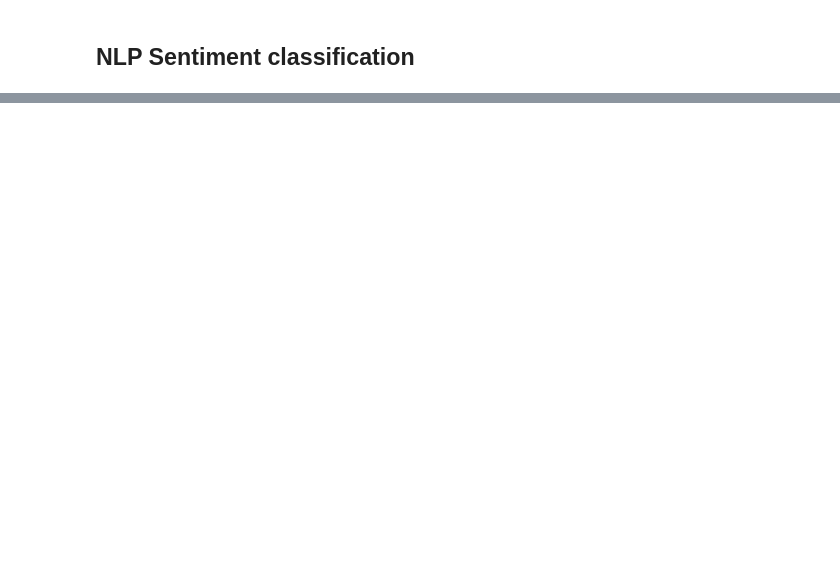
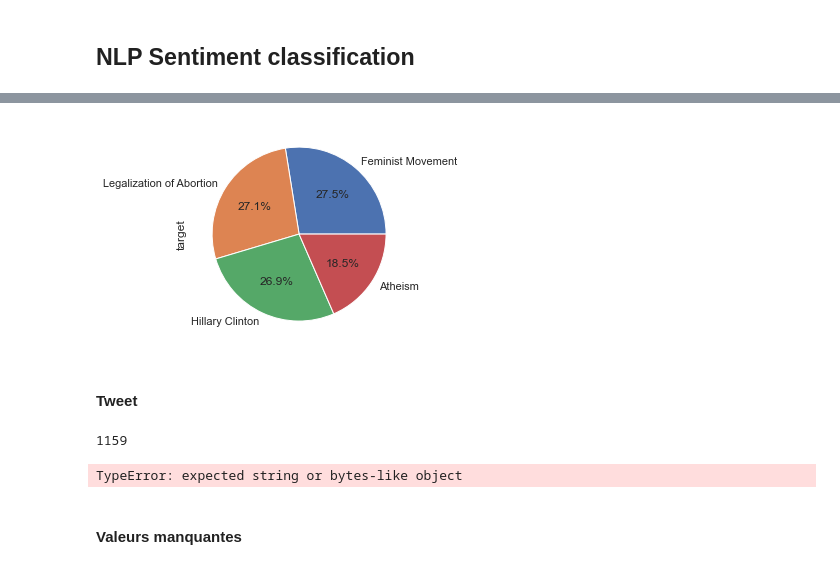
Before and after one commit to amalenkr/NLP--Progressive-issues-sentiment-, a Jupyter notebook: 3- Python/script_Amalou.ipynb, the cells around one changed output, grey strips where cells are left out. Cells and saved outputs as stored; diff of their text form; code cells hidden in the pictures; blank space fills up the shorter version.

```diff
--- a/3- Python/script_Amalou.ipynb
+++ b/3- Python/script_Amalou.ipynb
@@ -9,2 +15,2 @@ import pickle as pckl
 # %%
-pckl.load(open('data_query.p','rb'))
+data = pckl.load(open('data_query.p','rb'))
@@ -24,0 +17,2 @@ pckl.load(open('data_query.p','rb'))
+# %%
+data = data.rename(columns={'q1_from_reading_the_tweet_which_of_the_options_below_is_most_likely_to_be_true_about_the_stance_or_outlook_of_the_tweeter_towards_the_target' : 'q1', 'q1_from_reading_the_tweet_which_of_the_options_below_is_most_likely_to_be_true_about_the_stance_or_outlook_of_the_tweeter_towards_the_target_confidence': 'q1_confidence', 'q2_which_of_the_options_below_is_true_about_the_opinion_in_the_tweet' : 'q2', 'q2_which_of_the_options_below_is_true_about_the_opinion_in_the_tweet_confidence': 'q2_confidence'})
@@ -24,0 +80,11 @@ pckl.load(open('data_query.p','rb'))
+# %%
+pd.Series(data['target']).value_counts().plot.pie(autopct="%.1f%%")
+plt.show()
+# %% [output]
+[figure, added]
+# %% [markdown]
+#### Tweet
+# %%
+len(data['tweet'])
+# %% [output]
+1159
@@ -24,0 +93,9 @@ pckl.load(open('data_query.p','rb'))
+# %%
+#Nuage de mot
+from wordcloud import WordCloud, STOPWORDS
+
+wordcloud = WordCloud().generate(tweet)
+# %% [output]
+TypeError: expected string or bytes-like object
+# %% [markdown]
+#### Valeurs manquantes
```
Also changed, not shown: parts of 15 cells of this notebook, 1 other file.
